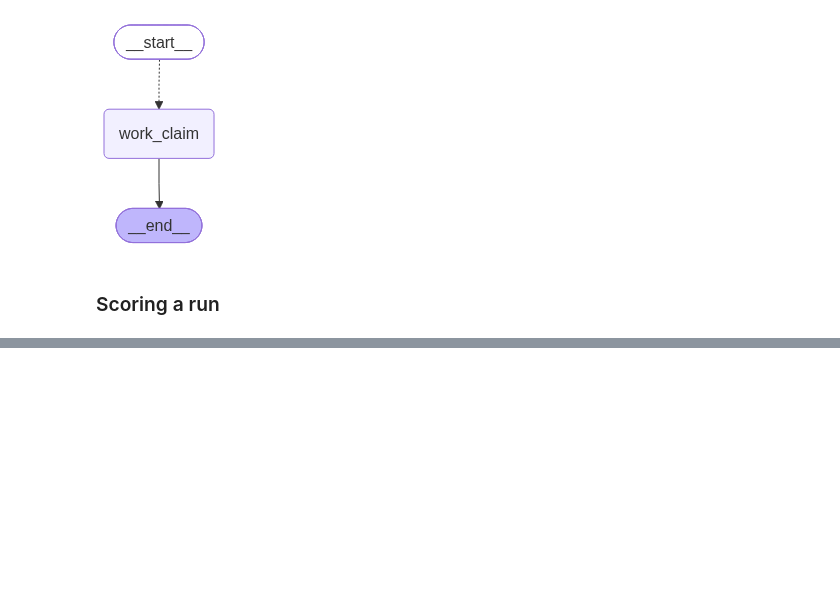
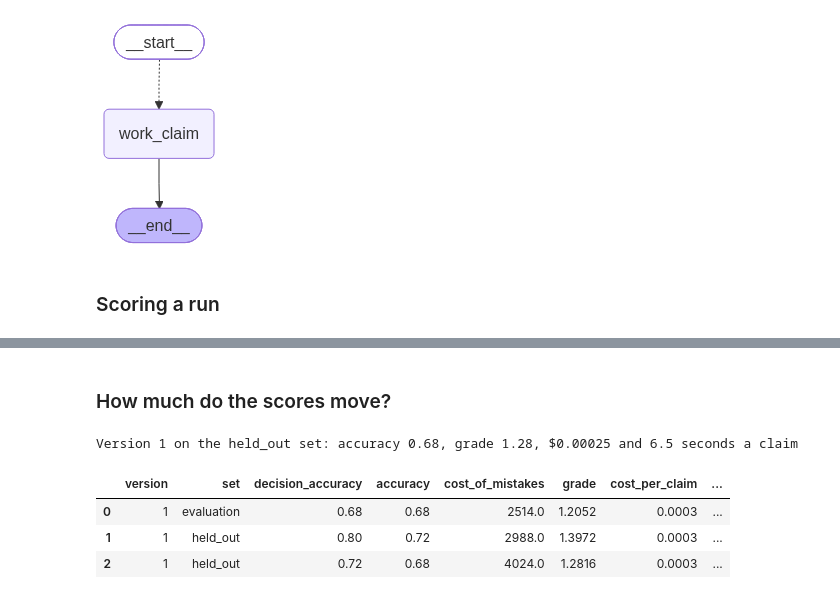
Before and after one commit to MWPerrineJr/undercover, a Jupyter notebook: labs/UndercoverProject/week2/5-SelfImprovment.ipynb, the cells around one changed output, grey strips where cells are left out. Cells and saved outputs as stored; diff of their text form; code cells hidden in the pictures; blank space fills up the shorter version.

```diff
--- a/labs/UndercoverProject/week2/5-SelfImprovment.ipynb
+++ b/labs/UndercoverProject/week2/5-SelfImprovment.ipynb
@@ -92,8 +92,8 @@ labels = evaluation_labels | held_out_labels # Combine evaluation and held-out l
 policies = {policy['policy_id']: policy for policy in load('policies.json')} # Load policies into a dictionary keyed by policy_id
 policy_wording = (DATA / 'policy_wording.md').read_text(encoding='utf-8') # Read the policy wording from the markdown file
 
-SETS = {'evaluation': list(evaluation_labels), 'held-out': list(held_out_labels)} # Defines the sets of claim IDs for evaluation and held-out data
-print(f"{len(SETS['evaluation'])} evaluation claims and {len(SETS['held-out'])} held-out claims") # Print the number of evaluation and held-out claims
+SETS = {'evaluation': list(evaluation_labels), 'held_out': list(held_out_labels)} # Defines the sets of claim IDs for evaluation and held-out data
+print(f"{len(SETS['evaluation'])} evaluation claims and {len(SETS['held_out'])} held-out claims") # Print the number of evaluation and held-out claims
 # %% [output]
 25 evaluation claims and 25 held-out claims
 # %% [markdown]
@@ -242,7 +241,7 @@ def record_decision(claim_id: str, rationale: str, decision: Literal['approve',
     return f"Recorded {decision} on {claim_id}"
 
 @tool(parse_docstring=True) # This tool will be used to retrieve recorded decisions.
-def calculate_payment(policy_id: str, benefit: Benefit, lines: list[Line], paid_by_others: float = 0.0) -> float:
+def calculate_payout(policy_id: str, benefit: Benefit, lines: list[Line], paid_by_others: float = 0.0) -> float:
     """ Work out the payout on an approved claim with UnderCover's payout rules.
 
     Args:
@@ -351,0 +438,12 @@ def mistake_cost(answer, expected): # Calculate the cost of a mistake
+# %% [markdown]
+### How much do the scores move?
+# %%
+evaluate(versions[0], 'held_out')
+
+pd.DataFrame(scoreboard).round(4)
+# %% [output]
+Version 1 on the held_out set: accuracy 0.68, grade 1.28, $0.00025 and 6.5 seconds a claim
+|  | version | set | decision_accuracy | accuracy | cost_of_mistakes | grade | cost_per_claim | ... |
+| 0 | 1 | evaluation | 0.68 | 0.68 | 2514.0 | 1.2052 | 0.0003 | ... |
+| 1 | 1 | held_out | 0.80 | 0.72 | 2988.0 | 1.3972 | 0.0003 | ... |
+| 2 | 1 | held_out | 0.72 | 0.68 | 4024.0 | 1.2816 | 0.0003 | ... |
```
Also changed, not shown: parts of 9 cells of this notebook.
